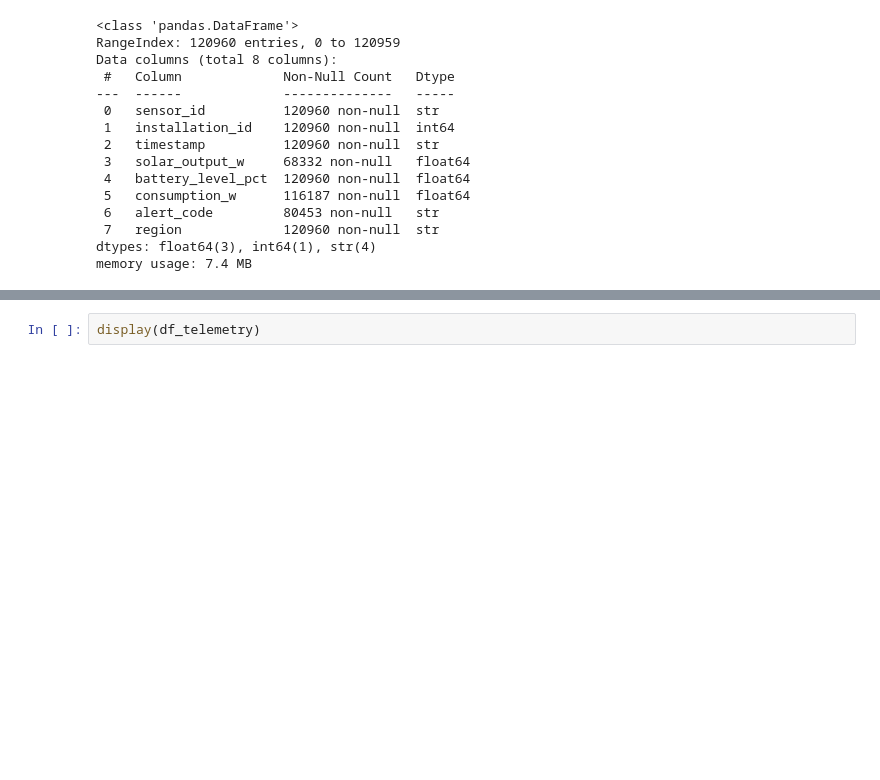
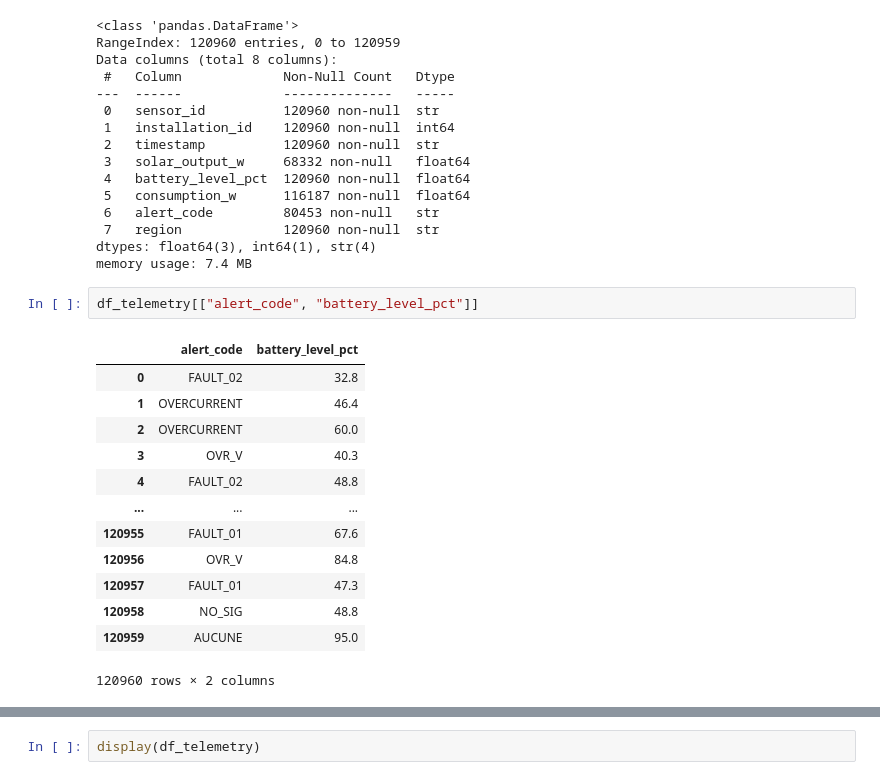
Before and after one commit to Codeur63/Projet-2-Data-Engineer, a Jupyter notebook: notebooks/audit-data.ipynb, the cells around one changed output, grey strips where cells are left out. Cells and saved outputs as stored; diff of their text form; blank space fills up the shorter version.

```diff
--- a/notebooks/audit-data.ipynb
+++ b/notebooks/audit-data.ipynb
@@ -38,6 +148,22 @@ Data columns (total 8 columns):
  7   region             120960 non-null  str
 dtypes: float64(3), int64(1), str(4)
 memory usage: 7.4 MB
+# %%
+df_telemetry[["alert_code", "battery_level_pct"]]
+# %% [output]
+|  | alert_code | battery_level_pct |
+| 0 | FAULT_02 | 32.8 |
+| 1 | OVERCURRENT | 46.4 |
+| 2 | OVERCURRENT | 60.0 |
+| 3 | OVR_V | 40.3 |
+| 4 | FAULT_02 | 48.8 |
+| ... | ... | ... |
+| 120955 | FAULT_01 | 67.6 |
+| 120956 | OVR_V | 84.8 |
+| 120957 | FAULT_01 | 47.3 |
+| 120958 | NO_SIG | 48.8 |
+| 120959 | AUCUNE | 95.0 |
+120960 rows × 2 columns
 # %%
 def parse_timestamp(raw) -> datetime:
     """
```
Also changed, not shown: parts of 13 cells of this notebook.
